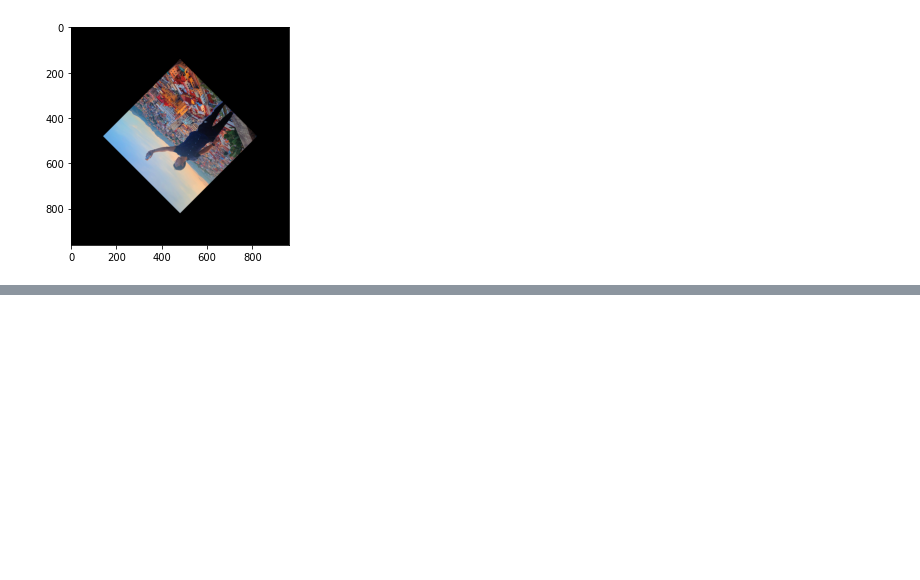
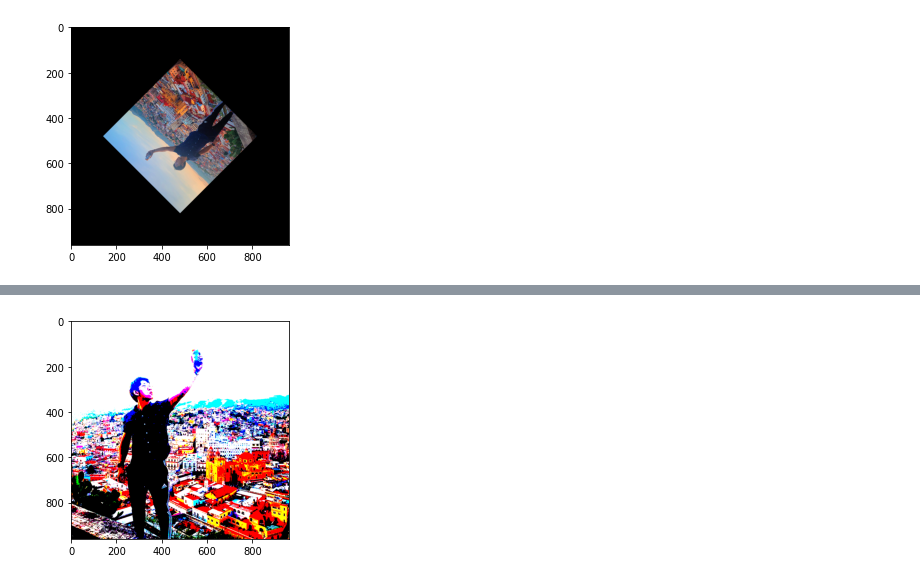
Before and after one commit to nobobobo/ml-handson, a Jupyter notebook: OpenCV_demo.ipynb, the cells around one changed output, grey strips where cells are left out. Cells and saved outputs as stored; diff of their text form; code cells hidden in the pictures; blank space fills up the shorter version.

```diff
--- a/OpenCV_demo.ipynb
+++ b/OpenCV_demo.ipynb
@@ -154,0 +175,7 @@ plt.show()
+# %%
+retval, result_img = cv2.threshold(img_rgb, 100, 255, cv2.THRESH_BINARY)
+
+plt.imshow(result_img)
+plt.show()
+# %% [output]
+[figure, added]
```
Also changed, not shown: parts of 14 cells of this notebook.
